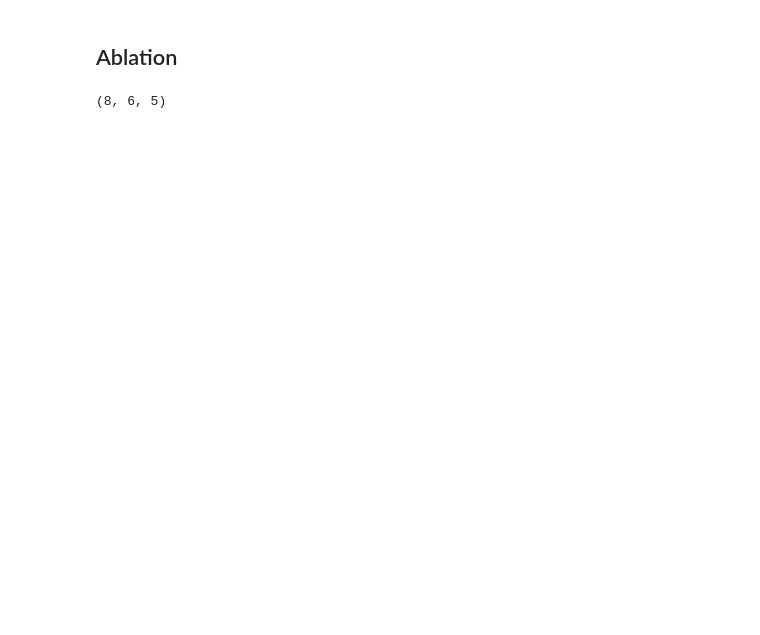
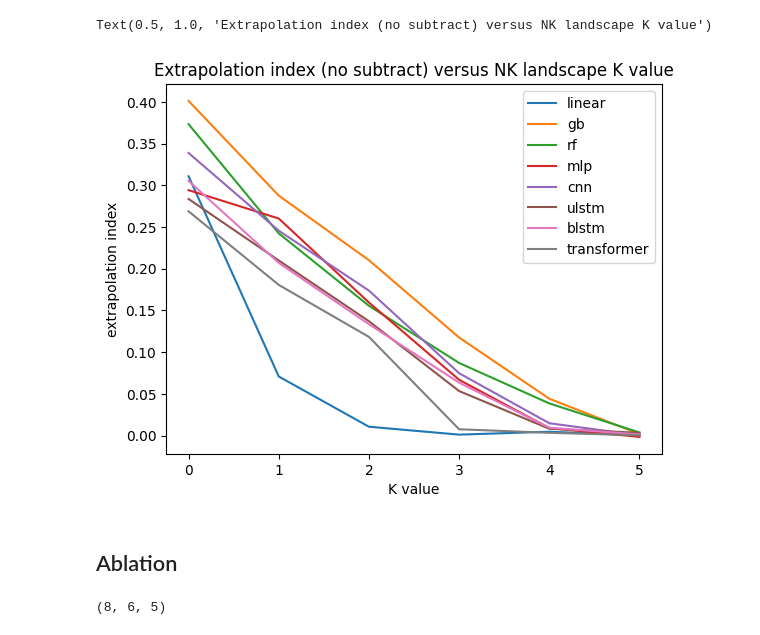
Before and after one commit to RSCJacksonLab/nk-ml, a Jupyter notebook: notebooks/extrapolation_ablation_visualisation.ipynb, the cells around one changed output. Cells and saved outputs as stored; diff of their text form; code cells hidden in the pictures; blank space fills up the shorter version.

```diff
--- a/notebooks/extrapolation_ablation_visualisation.ipynb
+++ b/notebooks/extrapolation_ablation_visualisation.ipynb
@@ -133,0 +209,10 @@ plt.savefig('../figures/extrapolation_NK.png')
+# %%
+for model_ind, model in enumerate(models):
+    plt.plot(extrpolation_indices_ns[model_ind], label = model)
+plt.legend()
+plt.xlabel('K value')
+plt.ylabel('extrapolation index')
+plt.title('Extrapolation index (no subtract) versus NK landscape K value')
+# %% [output]
+Text(0.5, 1.0, 'Extrapolation index (no subtract) versus NK landscape K value')
+[figure, added]
```
Also changed, not shown: parts of 23 cells of this notebook, 2 other files.
